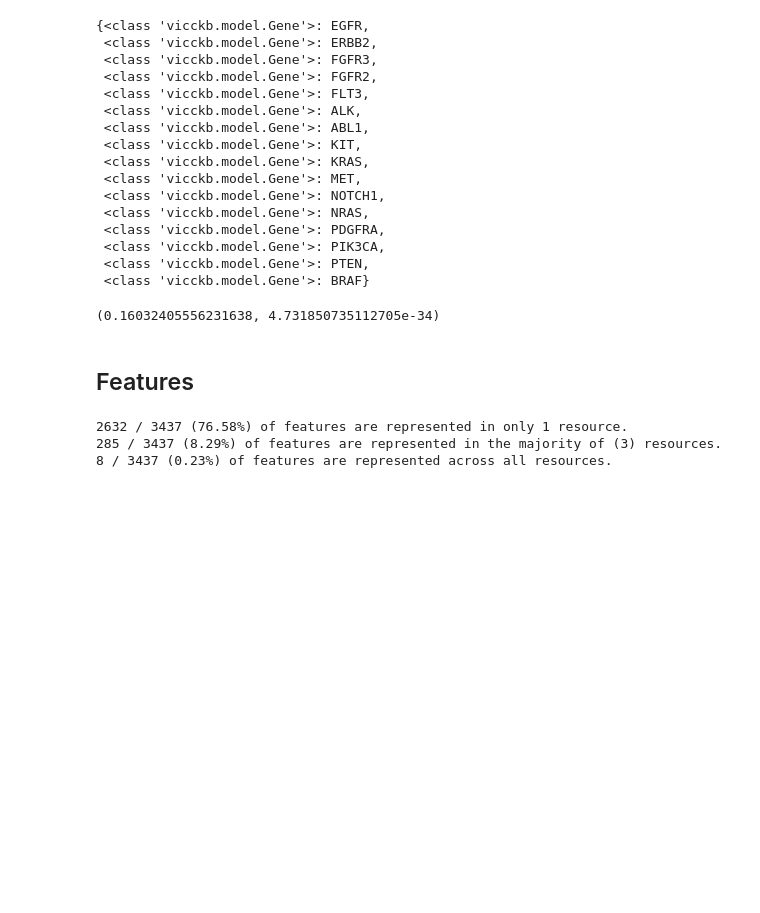
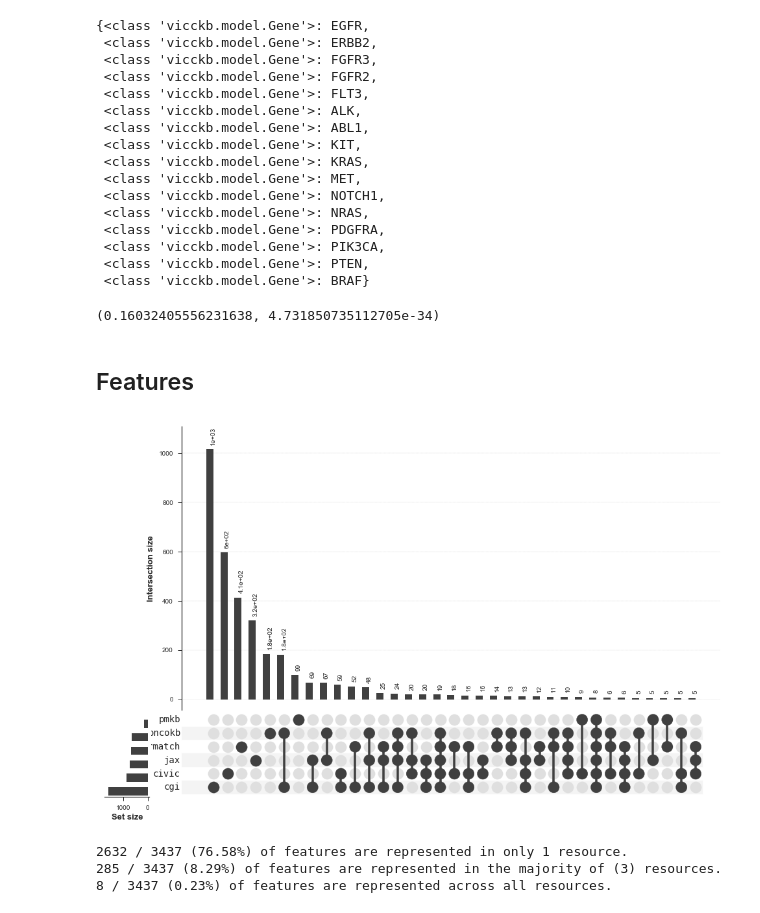
Before and after one commit to ahwagner/vicckb, a Jupyter notebook: figures.ipynb, the cells around one changed output. Drawn from its saved outputs; the diff is of its cells as text; code cells hidden in the pictures; blank space fills up the shorter version.

```diff
--- a/figures.ipynb
+++ b/figures.ipynb
@@ -474,9 +474,11 @@ stats.fisher_exact([
 # %%
 # TODO: Figure out why this suddenly stopped working.
 
-# x = core_vdb.plot_element_by_source('features', min_bound=5)
-# f = x['figure']
-# f.savefig(str(FIGPATH / 'misc_figures' / 'feature_upset.pdf'))
+x = core_vdb.plot_element_by_source('features', min_bound=5)
+f = x['figure']
+f.savefig(str(FIGPATH / 'misc_figures' / 'feature_upset.pdf'))
+# %% [output]
+[figure, added]
 # %%
 x = core_vdb.element_by_source_stats('features')
 # %% [output]
```
Also changed, not shown: parts of 7 cells of this notebook, 1 other file.
